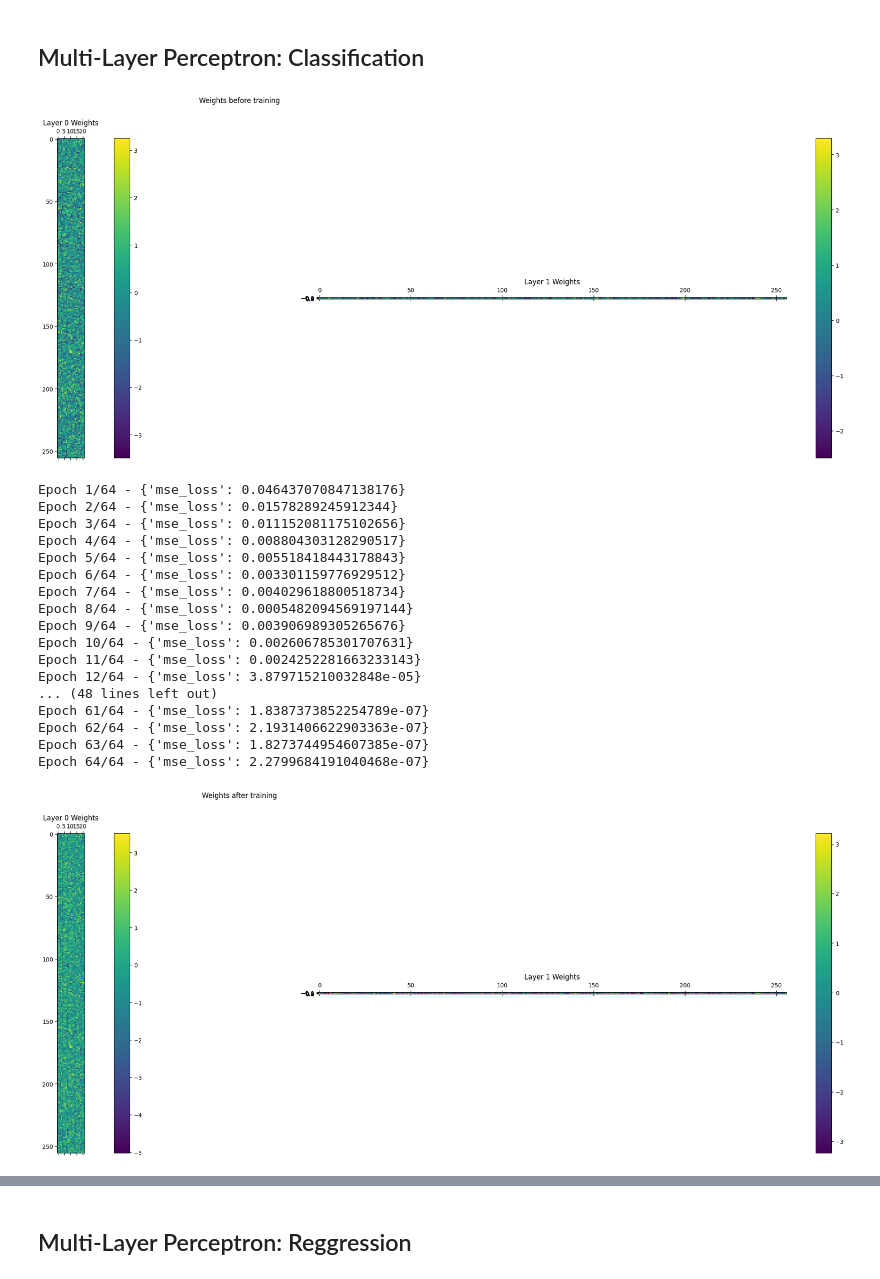
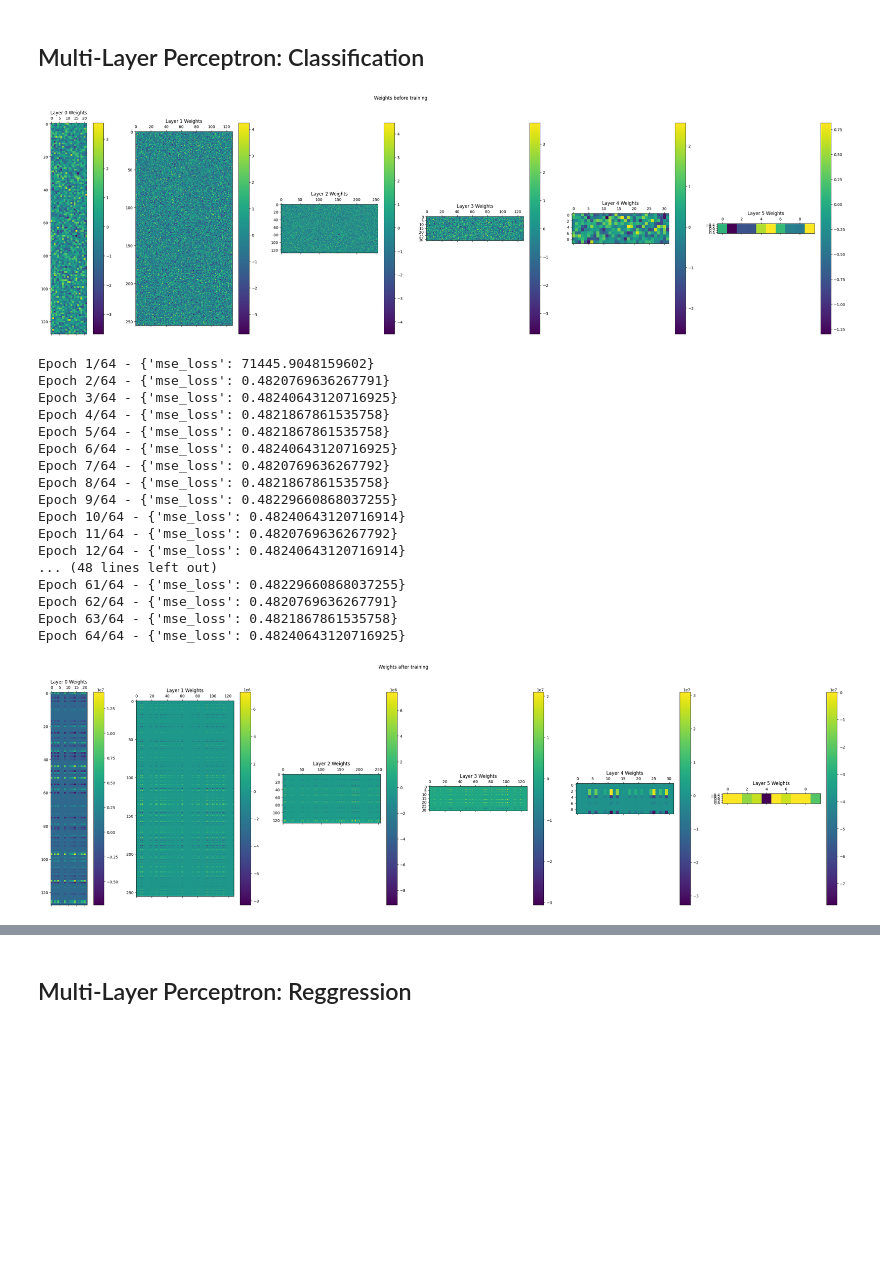
Before and after one commit to hectellian/ai-nn-project, a Jupyter notebook: results.ipynb, the cells around one changed output, grey strips where cells are left out. Cells and saved outputs as stored; diff of their text form; code cells hidden in the pictures; blank space fills up the shorter version.

```diff
--- a/results.ipynb
+++ b/results.ipynb
@@ -109,36 +109,36 @@ wine_X_train, wine_X_test, wine_y_train, wine_y_test = train_test_split(wine_X_s
 # %% [markdown]
 ## Multi-Layer Perceptron: Classification
 # %%
-layer_sizes = [mushroom_X_train.shape[1], 256, 1]
-activations = [ReLU(), Sigmoid()]
+layer_sizes = [mushroom_X_train.shape[1], 128, 256, 128, 32, 10, 1]
+activations = [ReLU(), ReLU(), ReLU(), ReLU(), ReLU(), ReLU(), Sigmoid()]
 
 mushroom_netword = MLP(layer_sizes, activations, learning_rate=0.1)
 
 visualize_weights(mushroom_netword, title="Weights before training")
 
 metrics = mushroom_netword.train(mushroom_X_train, mushroom_y_train, epochs=64, batch_size=12, verbose=True)
 
 visualize_weights(mushroom_netword, title="Weights after training")
 # %% [output]
-[figure, old version]
+[figure, new version]
-Epoch 1/64 - {'mse_loss': 0.046437070847138176}
-Epoch 2/64 - {'mse_loss': 0.01578289245912344}
-Epoch 3/64 - {'mse_loss': 0.011152081175102656}
-Epoch 4/64 - {'mse_loss': 0.008804303128290517}
-Epoch 5/64 - {'mse_loss': 0.005518418443178843}
-Epoch 6/64 - {'mse_loss': 0.003301159776929512}
-Epoch 7/64 - {'mse_loss': 0.004029618800518734}
-Epoch 8/64 - {'mse_loss': 0.0005482094569197144}
-Epoch 9/64 - {'mse_loss': 0.003906989305265676}
-Epoch 10/64 - {'mse_loss': 0.002606785301707631}
-Epoch 11/64 - {'mse_loss': 0.0024252281663233143}
-Epoch 12/64 - {'mse_loss': 3.879715210032848e-05}
+Epoch 1/64 - {'mse_loss': 71445.9048159602}
+Epoch 2/64 - {'mse_loss': 0.4820769636267791}
+Epoch 3/64 - {'mse_loss': 0.48240643120716925}
+Epoch 4/64 - {'mse_loss': 0.4821867861535758}
+Epoch 5/64 - {'mse_loss': 0.4821867861535758}
+Epoch 6/64 - {'mse_loss': 0.48240643120716925}
+Epoch 7/64 - {'mse_loss': 0.4820769636267792}
+Epoch 8/64 - {'mse_loss': 0.4821867861535758}
+Epoch 9/64 - {'mse_loss': 0.48229660868037255}
+Epoch 10/64 - {'mse_loss': 0.48240643120716914}
+Epoch 11/64 - {'mse_loss': 0.4820769636267792}
+Epoch 12/64 - {'mse_loss': 0.48240643120716914}
 ... (48 lines left out)
-Epoch 61/64 - {'mse_loss': 1.8387373852254789e-07}
-Epoch 62/64 - {'mse_loss': 2.1931406622903363e-07}
-Epoch 63/64 - {'mse_loss': 1.8273744954607385e-07}
-Epoch 64/64 - {'mse_loss': 2.2799684191040468e-07}
+Epoch 61/64 - {'mse_loss': 0.48229660868037255}
+Epoch 62/64 - {'mse_loss': 0.4820769636267791}
+Epoch 63/64 - {'mse_loss': 0.4821867861535758}
+Epoch 64/64 - {'mse_loss': 0.48240643120716925}
-[figure, old version]
+[figure, new version]
 # %%
 mushroom_output = mushroom_netword.predict(mushroom_X_test.T)
 
```
Also changed, not shown: parts of 2 cells of this notebook, 1 other file.
